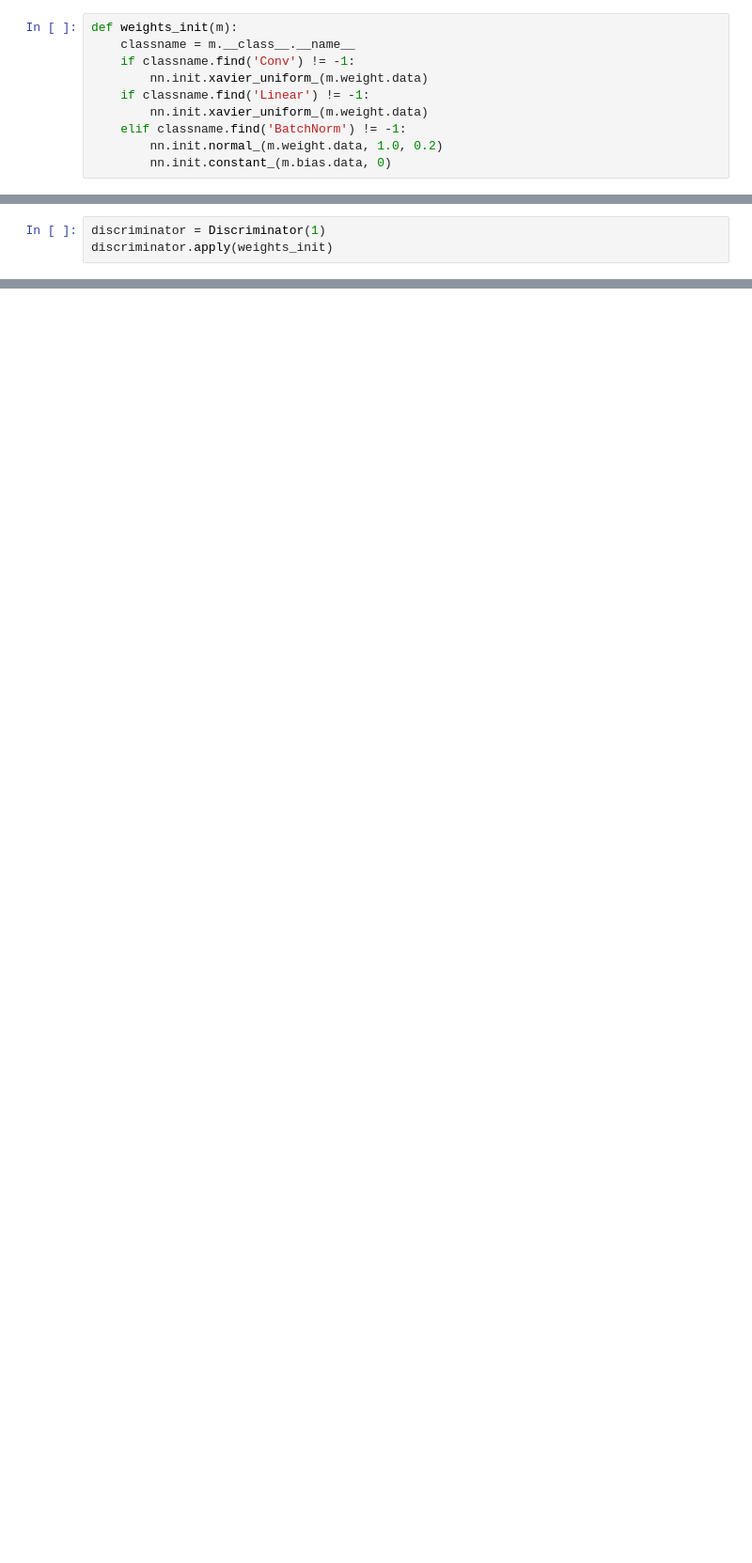
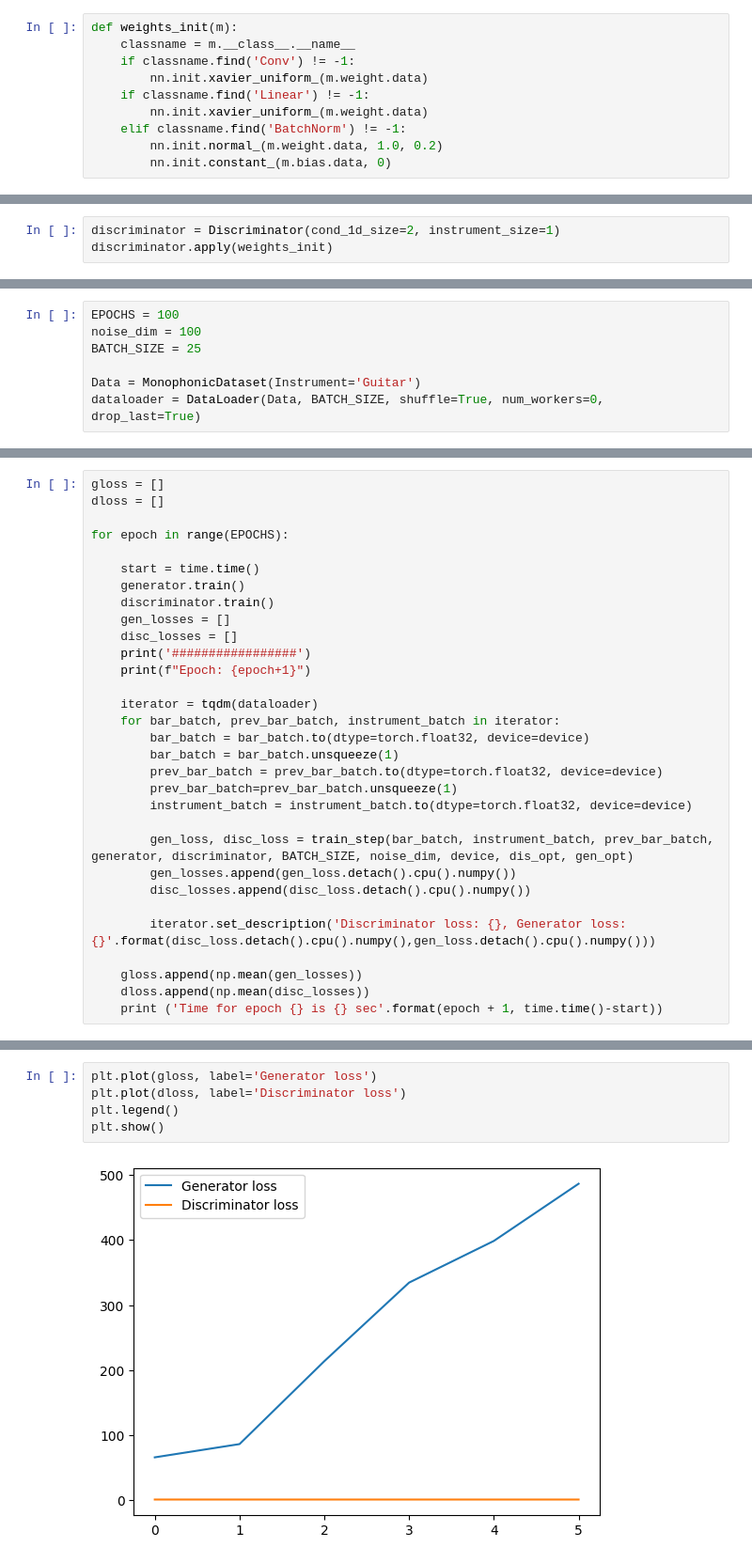
Before and after one commit to FrancescoLR02/MusicGenerator_Project, a Jupyter notebook: DCGAN.ipynb, the cells around one changed output, grey strips where cells are left out. Shown at 94% size. Cells and saved outputs as stored; diff of their text form; blank space fills up the shorter version.

```diff
--- a/DCGAN.ipynb
+++ b/DCGAN.ipynb
@@ -277,3 +356,3 @@ generator.apply(weights_init)
 # %%
-discriminator = Discriminator(1)
+discriminator = Discriminator(cond_1d_size=2, instrument_size=1)
 discriminator.apply(weights_init)
@@ -302,0 +481,7 @@ dis_opt = torch.optim.Adam(discriminator.parameters(), lr=2e-4)
+# %%
+EPOCHS = 100
+noise_dim = 100
+BATCH_SIZE = 25
+
+Data = MonophonicDataset(Instrument='Guitar')
+dataloader = DataLoader(Data, BATCH_SIZE, shuffle=True, num_workers=0, drop_last=True)
@@ -302,0 +541,31 @@ dis_opt = torch.optim.Adam(discriminator.parameters(), lr=2e-4)
+# %%
+gloss = []
+dloss = []
+
+for epoch in range(EPOCHS):
+
+    start = time.time()
+    generator.train()
+    discriminator.train()
+    gen_losses = []
+    disc_losses = []
+    print('#################')
+    print(f"Epoch: {epoch+1}")
+
+    iterator = tqdm(dataloader)
+    for bar_batch, prev_bar_batch, instrument_batch in iterator:
+        bar_batch = bar_batch.to(dtype=torch.float32, device=device)
+        bar_batch = bar_batch.unsqueeze(1)
+        prev_bar_batch = prev_bar_batch.to(dtype=torch.float32, device=device)
+        prev_bar_batch=prev_bar_batch.unsqueeze(1)
+        instrument_batch = instrument_batch.to(dtype=torch.float32, device=device)
+
+        gen_loss, disc_loss = train_step(bar_batch, instrument_batch, prev_bar_batch, generator, discriminator, BATCH_SIZE, noise_dim, device, dis_opt, gen_opt)
+        gen_losses.append(gen_loss.detach().cpu().numpy())
+        disc_losses.append(disc_loss.detach().cpu().numpy())
+
+        iterator.set_description('Discriminator loss: {}, Generator loss: {}'.format(disc_loss.detach().cpu().numpy(),gen_loss.detach().cpu().numpy()))
+
+    gloss.append(np.mean(gen_losses))
+    dloss.append(np.mean(disc_losses))
+    print ('Time for epoch {} is {} sec'.format(epoch + 1, time.time()-start))
@@ -302,0 +598,7 @@ dis_opt = torch.optim.Adam(discriminator.parameters(), lr=2e-4)
+# %%
+plt.plot(gloss, label='Generator loss')
+plt.plot(dloss, label='Discriminator loss')
+plt.legend()
+plt.show()
+# %% [output]
+[figure, added]
```
Also changed, not shown: parts of 41 cells of this notebook, 6 other files.
